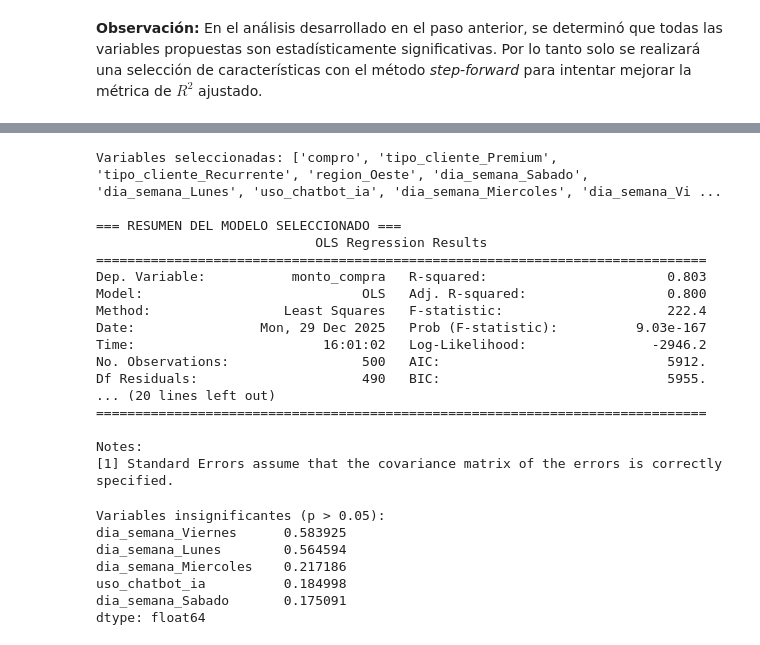
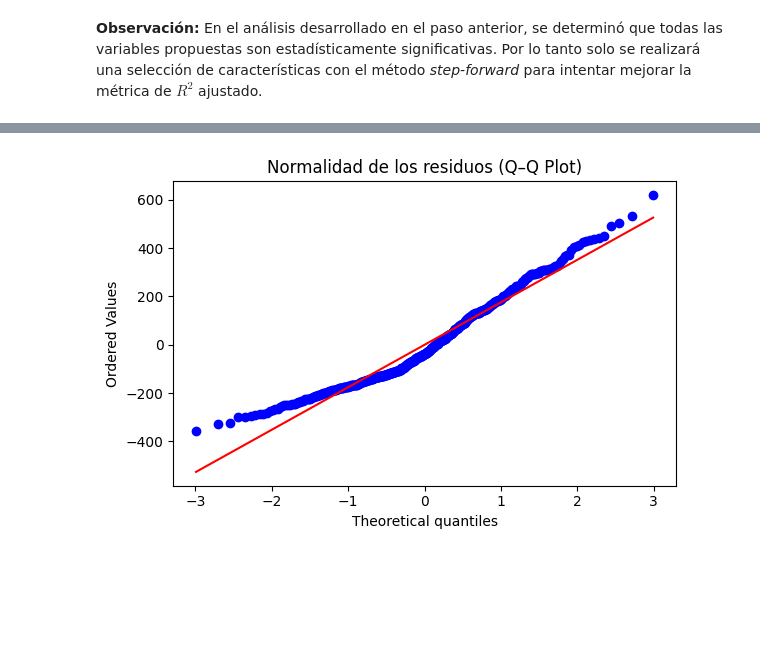
Before and after one commit to cuzco-t/tech_store, a Jupyter notebook: analysis.ipynb, the cells around one changed output, grey strips where cells are left out. Drawn from its saved outputs; the diff is of its cells as text; code cells hidden in the pictures; blank space fills up the shorter version.

```diff
--- a/analysis.ipynb
+++ b/analysis.ipynb
@@ -459,69 +477,8 @@ df_copy.head()
 # %%
-X = df_copy.drop(columns=['monto_compra'])
-y = df_copy['monto_compra']
-
-X_train, X_test, y_train, y_test = train_test_split(X, y, test_size=0.2, random_state=42)
-
-# Selección forward simple
-included = []
-best_adj_r2 = -np.inf
-
-while True:
-    excluded = list(set(X_train.columns) - set(included))
-    best_new_adj_r2 = -np.inf
-    best_feature = None
-
-    for new_column in excluded:
-        X_current = sm.add_constant(X_train[included + [new_column]])
-        model = sm.OLS(y_train, X_current).fit()
-
-        if model.rsquared_adj > best_new_adj_r2:
-            best_new_adj_r2 = model.rsquared_adj
-            best_feature = new_column
-
-    if best_new_adj_r2 > best_adj_r2:
-        included.append(best_feature)
-        best_adj_r2 = best_new_adj_r2
-    else:
-        break
-
-print(f"\nVariables seleccionadas: {included}")
-X_final = sm.add_constant(df_copy[included])
-modelo = sm.OLS(y, X_final).fit()
-
-print("\n=== RESUMEN DEL MODELO SELECCIONADO ===")
-print(modelo.summary())
+plt.figure(figsize=(6, 4))
+stats.probplot(residuals, dist="norm", plot=plt)
+plt.title('Normalidad de los residuos (Q–Q Plot)')
+plt.tight_layout()
+plt.show()
 # %% [output]
-Variables seleccionadas: ['compro', 'tipo_cliente_Premium', 'tipo_cliente_Recurrente', 'region_Oeste', 'dia_semana_Sabado', 'dia_semana_Lunes', 'uso_chatbot_ia', 'dia_semana_Miercoles', 'dia_semana_Vi ...
-
-=== RESUMEN DEL MODELO SELECCIONADO ===
-                            OLS Regression Results
-==============================================================================
-Dep. Variable:           monto_compra   R-squared:                       0.803
-Model:                            OLS   Adj. R-squared:                  0.800
-Method:                 Least Squares   F-statistic:                     222.4
-Date:                Mon, 29 Dec 2025   Prob (F-statistic):          9.03e-167
-Time:                        16:01:02   Log-Likelihood:                -2946.2
-No. Observations:                 500   AIC:                             5912.
-Df Residuals:                     490   BIC:                             5955.
-... (20 lines left out)
-==============================================================================
-
-Notes:
-[1] Standard Errors assume that the covariance matrix of the errors is correctly specified.
+[figure, added]
-# %%
-insignificant_vars = modelo.pvalues[modelo.pvalues > 0.05]
-insignificant_vars = insignificant_vars.drop('const')
-insignificant_vars = insignificant_vars.sort_values(ascending=False)
-insignificant_vars_list = insignificant_vars.index.tolist()
-
-print("Variables insignificantes (p > 0.05):")
-print(insignificant_vars)
-# %% [output]
-Variables insignificantes (p > 0.05):
-dia_semana_Viernes      0.583925
-dia_semana_Lunes        0.564594
-dia_semana_Miercoles    0.217186
-uso_chatbot_ia          0.184998
-dia_semana_Sabado       0.175091
-dtype: float64
```
Also changed, not shown: parts of 16 cells of this notebook, 1 other file.
